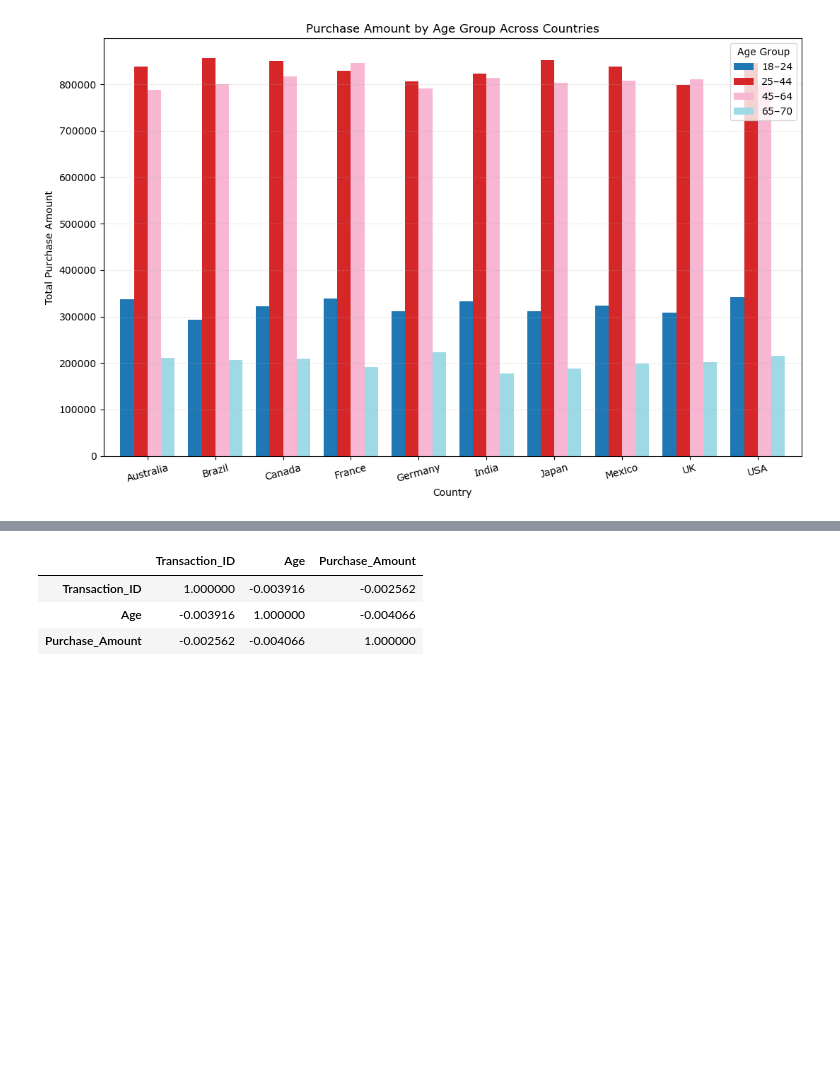
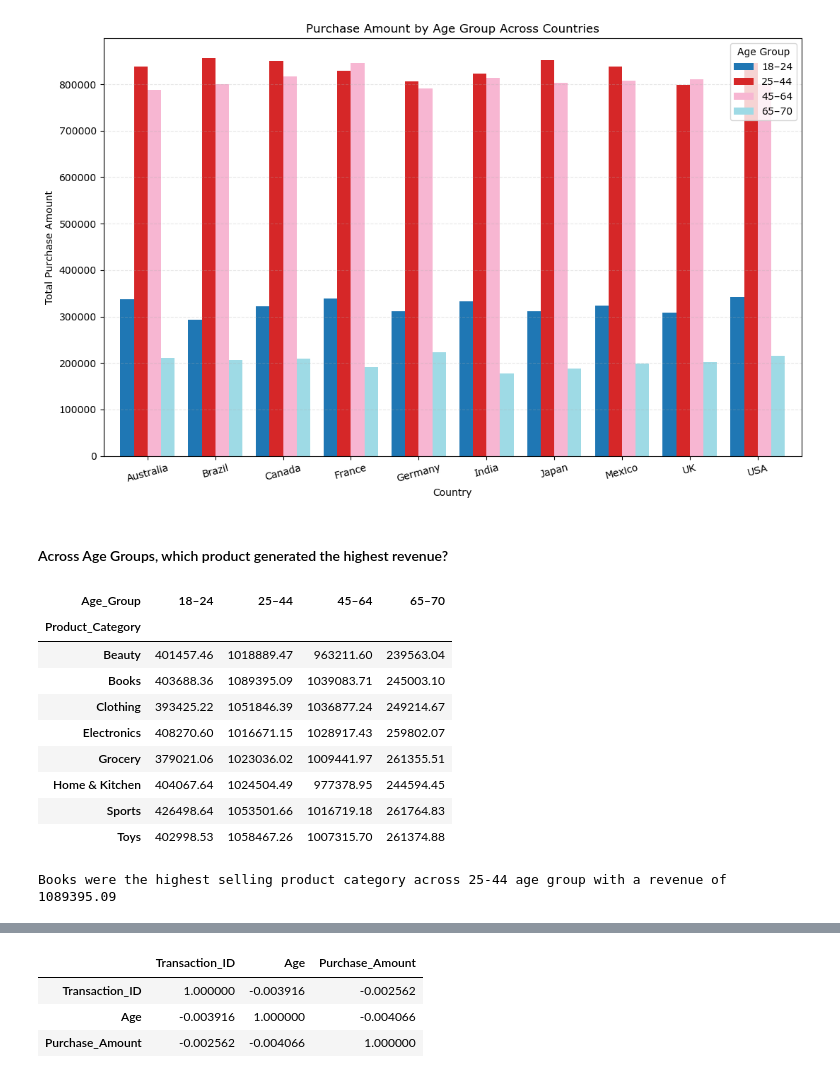
Before and after one commit to Chi-Matty/Customer-Value-Segmentation-Revenue-Behaviour-Analysis-for-E-Commerce-Growth, a Jupyter notebook: ecommerce_transactionssxlsx.ipynb, the cells around one changed output, grey strips where cells are left out. Cells and saved outputs as stored; diff of their text form; code cells hidden in the pictures; blank space fills up the shorter version.

```diff
--- a/ecommerce_transactionssxlsx.ipynb
+++ b/ecommerce_transactionssxlsx.ipynb
@@ -381,3 +474,25 @@ plt.tight_layout()
 plt.show()
 # %% [output]
 [figure]
+# %% [markdown]
+#### Across Age Groups, which product generated the highest revenue?
+# %%
+product_age = df.pivot_table(index='Product_Category', columns='Age_Group', values='Purchase_Amount', aggfunc='sum')
+product_age_max_revenue = product_age.max()[1]
+product_age_max = product_age.idxmax()[1]
+product_age
+# %% [output]
+| Age_Group | 18–24 | 25–44 | 45–64 | 65–70 |
+| Product_Category |  |  |  |  |
+| Beauty | 401457.46 | 1018889.47 | 963211.60 | 239563.04 |
+| Books | 403688.36 | 1089395.09 | 1039083.71 | 245003.10 |
+| Clothing | 393425.22 | 1051846.39 | 1036877.24 | 249214.67 |
+| Electronics | 408270.60 | 1016671.15 | 1028917.43 | 259802.07 |
+| Grocery | 379021.06 | 1023036.02 | 1009441.97 | 261355.51 |
+| Home & Kitchen | 404067.64 | 1024504.49 | 977378.95 | 244594.45 |
+| Sports | 426498.64 | 1053501.66 | 1016719.18 | 261764.83 |
+| Toys | 402998.53 | 1058467.26 | 1007315.70 | 261374.88 |
+# %%
+print(f"{product_age_max} were the highest selling product category across 25-44 age group with a revenue of {product_age_max_revenue}")
+# %% [output]
+Books were the highest selling product category across 25-44 age group with a revenue of 1089395.09
```
Also changed, not shown: parts of 18 cells of this notebook.
